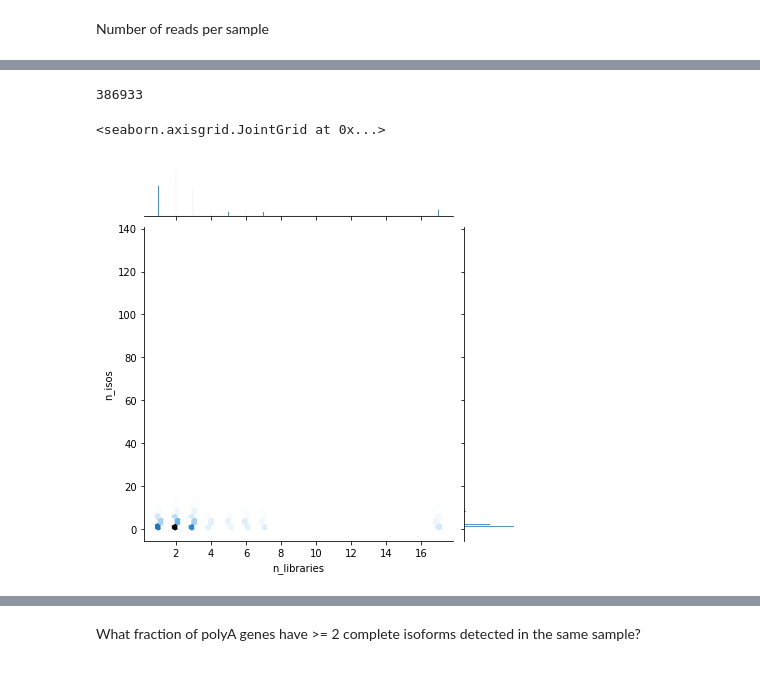
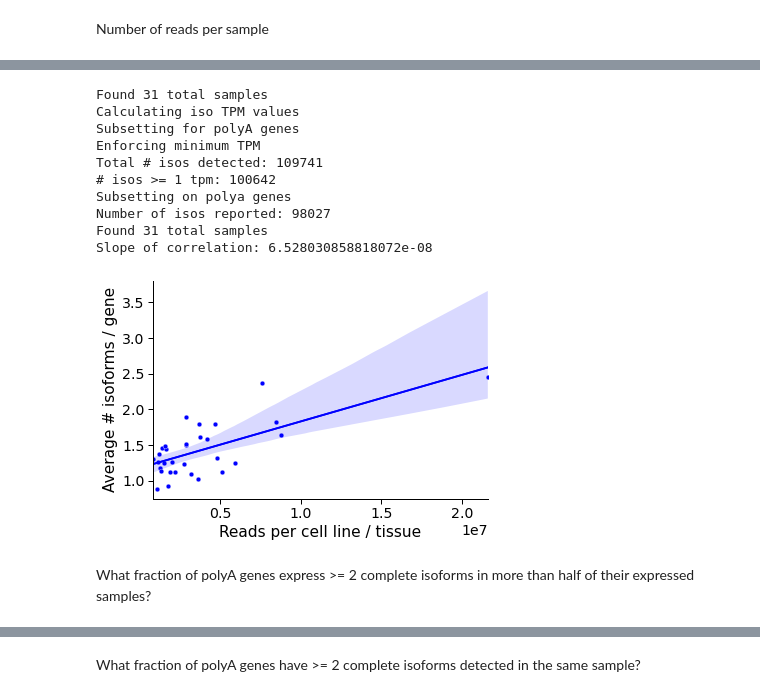
Before and after one commit to fairliereese/rnawg, a Jupyter notebook: lr_bulk/talon/iso_det.ipynb, the cells around one changed output, grey strips where cells are left out. Cells and saved outputs as stored; diff of their text form; code cells hidden in the pictures.

```diff
--- a/lr_bulk/talon/iso_det.ipynb
+++ b/lr_bulk/talon/iso_det.ipynb
@@ -434,30 +426,0 @@ df.head()
-# %%
-sns.set_context('paper', font_scale=1.6)
-ax = sns.scatterplot(data=df, x='n_reads', y='avg_isos', color='b')
-
-ax.spines['right'].set_visible(False)
-ax.spines['top'].set_visible(False)
-
-xlabel = 'Reads per cell line / tissue'
-ylabel = 'Average # isoforms / gene'
-
-# get coeffs of linear fit
-c1 = 'n_reads'
-c2 = 'avg_isos'
-slope, intercept, r_value, p_value, std_err = stats.linregress(df[c1],df[c2])
-# lines += [mpl.lines.Line2D([0], [0], color=line_color)]
-lines = mpl.lines.Line2D([0], [0])
-
-label = 'm={0:.1f}'.format(slope)
-
-print('Slope of correlation: {}'.format(slope))
-
-sns.regplot(data=df, x=c1, y=c2,
-            scatter=False, ax=ax,
-            color='b')
-sns.regplot(data=df, x=c1, y=c2,
-    scatter=False, ax=ax, ci=0, color='b',
-    line_kws={'linestyle':'-',
-              'label':"m={0:.1f}".format(slope)})
-
-_ = ax.set(xlabel=xlabel, ylabel=ylabel)
@@ -496,9 +427,24 @@ df = df.merge(n_libs, how='left', on='biosample')
-# %%
-len(df.index)
-# %% [output]
-386933
-# %%
-sns.jointplot(data=df, x='n_libraries', y='n_isos', kind='hex')
-# %% [output]
-<seaborn.axisgrid.JointGrid at 0x...>
-[figure, removed]
+# %%
+df = pd.read_csv('human_talon_abundance.tsv', sep='\t')
+filt_df = pd.read_csv('human_talon_abundance_filtered.tsv', sep='\t')
+plot_n_reads_v_avg_isos(df, filt_df,
+                        min_tpm=1,
+                        gene_subset='polya',
+                        sample='all',
+                        groupby='sample',
+                        nov=['Known', 'NIC', 'NNC'],
+                        opref='figures/human')
+# %% [output]
+Found 31 total samples
+Calculating iso TPM values
+Subsetting for polyA genes
+Enforcing minimum TPM
+Total # isos detected: 109741
+# isos >= 1 tpm: 100642
+Subsetting on polya genes
+Number of isos reported: 98027
+Found 31 total samples
+Slope of correlation: 6.528030858818072e-08
+[figure, added]
+# %% [markdown]
+What fraction of polyA genes express >= 2 complete isoforms in more than half of their expressed samples?
```
Also changed, not shown: parts of 51 cells of this notebook, 6 other files.
